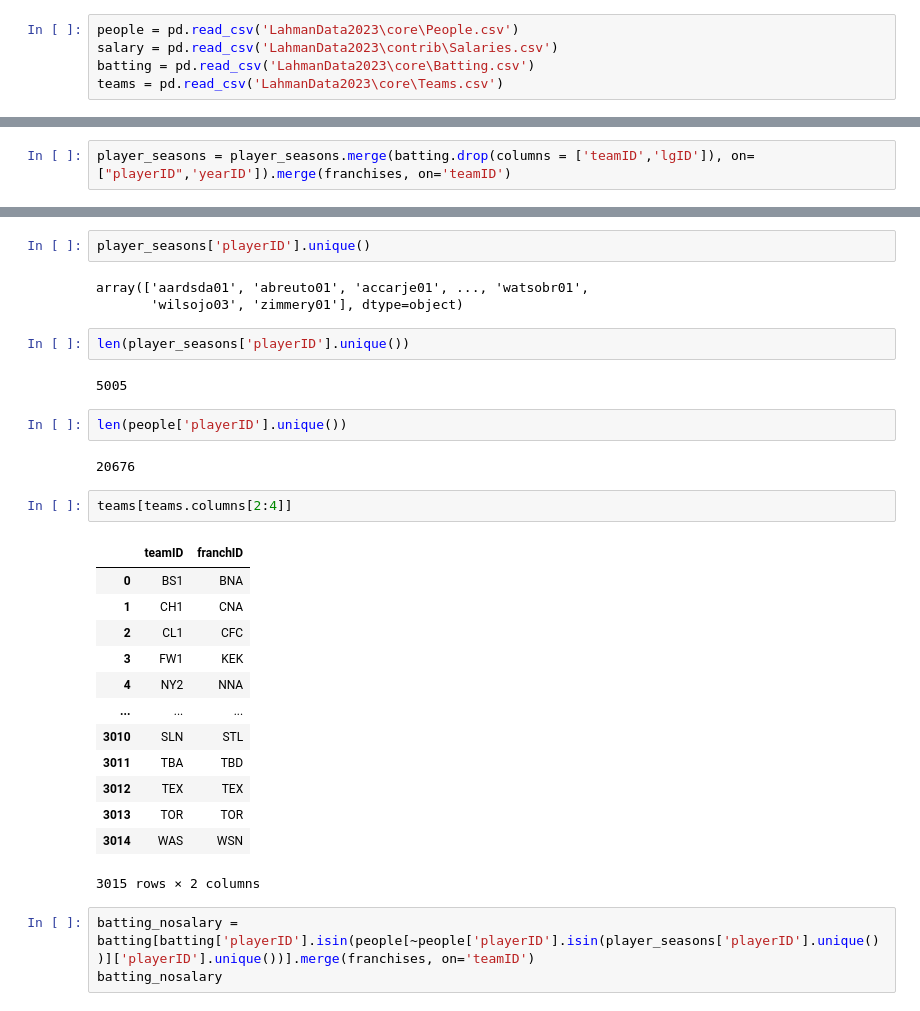
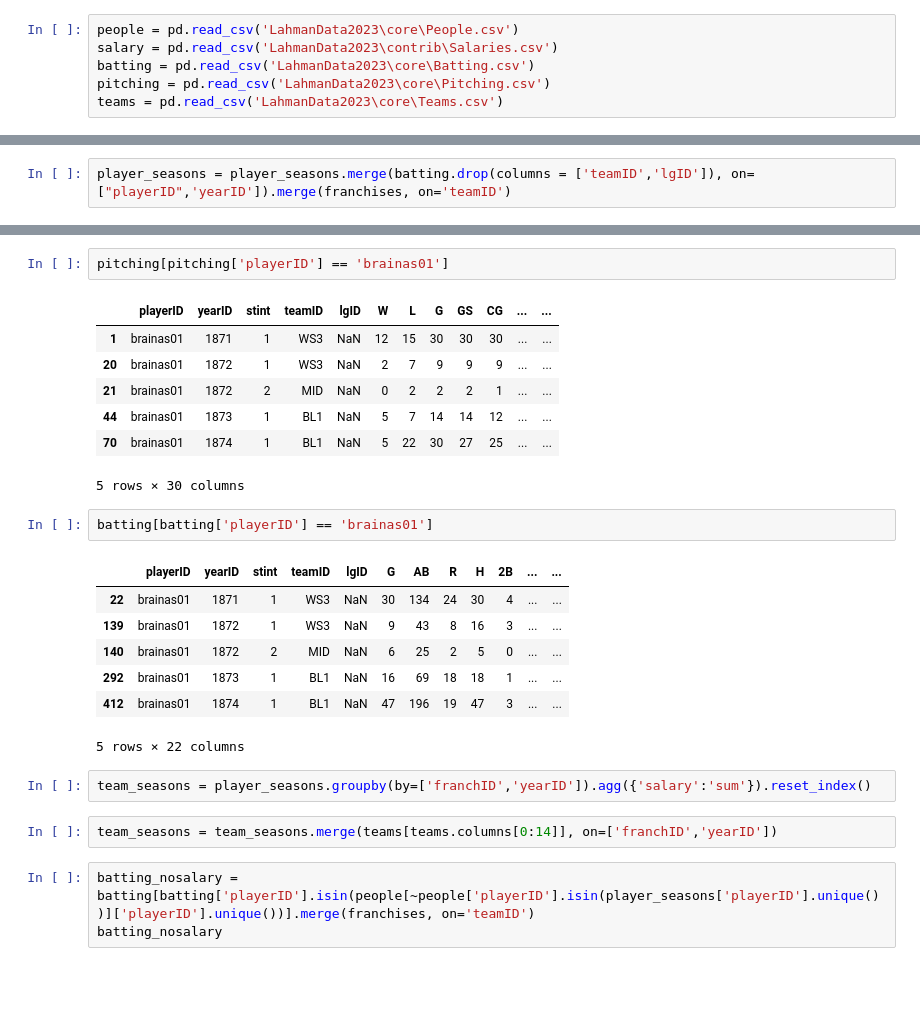
Before and after one commit to afspicciati/NYCDSA-Python-Data-Analysis-Project, a Jupyter notebook: project_lahman.ipynb, the cells around one changed output, grey strips where cells are left out. Cells and saved outputs as stored; diff of their text form; blank space fills up the shorter version.

Commit message:
added team and pitching statistics

```diff
--- a/project_lahman.ipynb
+++ b/project_lahman.ipynb
@@ -8,6 +8,7 @@ import matplotlib.pyplot as plt
 people = pd.read_csv('LahmanData2023\core\People.csv')
 salary = pd.read_csv('LahmanData2023\contrib\Salaries.csv')
 batting = pd.read_csv('LahmanData2023\core\Batting.csv')
+pitching = pd.read_csv('LahmanData2023\core\Pitching.csv')
 teams = pd.read_csv('LahmanData2023\core\Teams.csv')
 # %%
 people.keys()
@@ -52,32 +48,27 @@ player_seasons.head(10)
-# %%
-player_seasons['playerID'].unique()
-# %% [output]
-array(['aardsda01', 'abreuto01', 'accarje01', ..., 'watsobr01',
-       'wilsojo03', 'zimmery01'], dtype=object)
-# %%
-len(player_seasons['playerID'].unique())
-# %% [output]
-5005
-# %%
-len(people['playerID'].unique())
-# %% [output]
-20676
-# %%
-teams[teams.columns[2:4]]
-# %% [output]
-|  | teamID | franchID |
-| 0 | BS1 | BNA |
-| 1 | CH1 | CNA |
-| 2 | CL1 | CFC |
-| 3 | FW1 | KEK |
-| 4 | NY2 | NNA |
-| ... | ... | ... |
-| 3010 | SLN | STL |
-| 3011 | TBA | TBD |
-| 3012 | TEX | TEX |
-| 3013 | TOR | TOR |
-| 3014 | WAS | WSN |
-3015 rows × 2 columns
+# %%
+pitching[pitching['playerID'] == 'brainas01']
+# %% [output]
+|  | playerID | yearID | stint | teamID | lgID | W | L | G | GS | CG | ... | ... |
+| 1 | brainas01 | 1871 | 1 | WS3 | NaN | 12 | 15 | 30 | 30 | 30 | ... | ... |
+| 20 | brainas01 | 1872 | 1 | WS3 | NaN | 2 | 7 | 9 | 9 | 9 | ... | ... |
+| 21 | brainas01 | 1872 | 2 | MID | NaN | 0 | 2 | 2 | 2 | 1 | ... | ... |
+| 44 | brainas01 | 1873 | 1 | BL1 | NaN | 5 | 7 | 14 | 14 | 12 | ... | ... |
+| 70 | brainas01 | 1874 | 1 | BL1 | NaN | 5 | 22 | 30 | 27 | 25 | ... | ... |
+5 rows × 30 columns
+# %%
+batting[batting['playerID'] == 'brainas01']
+# %% [output]
+|  | playerID | yearID | stint | teamID | lgID | G | AB | R | H | 2B | ... | ... |
+| 22 | brainas01 | 1871 | 1 | WS3 | NaN | 30 | 134 | 24 | 30 | 4 | ... | ... |
+| 139 | brainas01 | 1872 | 1 | WS3 | NaN | 9 | 43 | 8 | 16 | 3 | ... | ... |
+| 140 | brainas01 | 1872 | 2 | MID | NaN | 6 | 25 | 2 | 5 | 0 | ... | ... |
+| 292 | brainas01 | 1873 | 1 | BL1 | NaN | 16 | 69 | 18 | 18 | 1 | ... | ... |
+| 412 | brainas01 | 1874 | 1 | BL1 | NaN | 47 | 196 | 19 | 47 | 3 | ... | ... |
+5 rows × 22 columns
+# %%
+team_seasons = player_seasons.groupby(by=['franchID','yearID']).agg({'salary':'sum'}).reset_index()
+# %%
+team_seasons = team_seasons.merge(teams[teams.columns[0:14]], on=['franchID','yearID'])
 # %%
 batting_nosalary = batting[batting['playerID'].isin(people[~people['playerID'].isin(player_seasons['playerID'].unique())]['playerID'].unique())].merge(franchises, on='teamID')
 batting_nosalary
```
Also changed, not shown: parts of 3 cells of this notebook.
